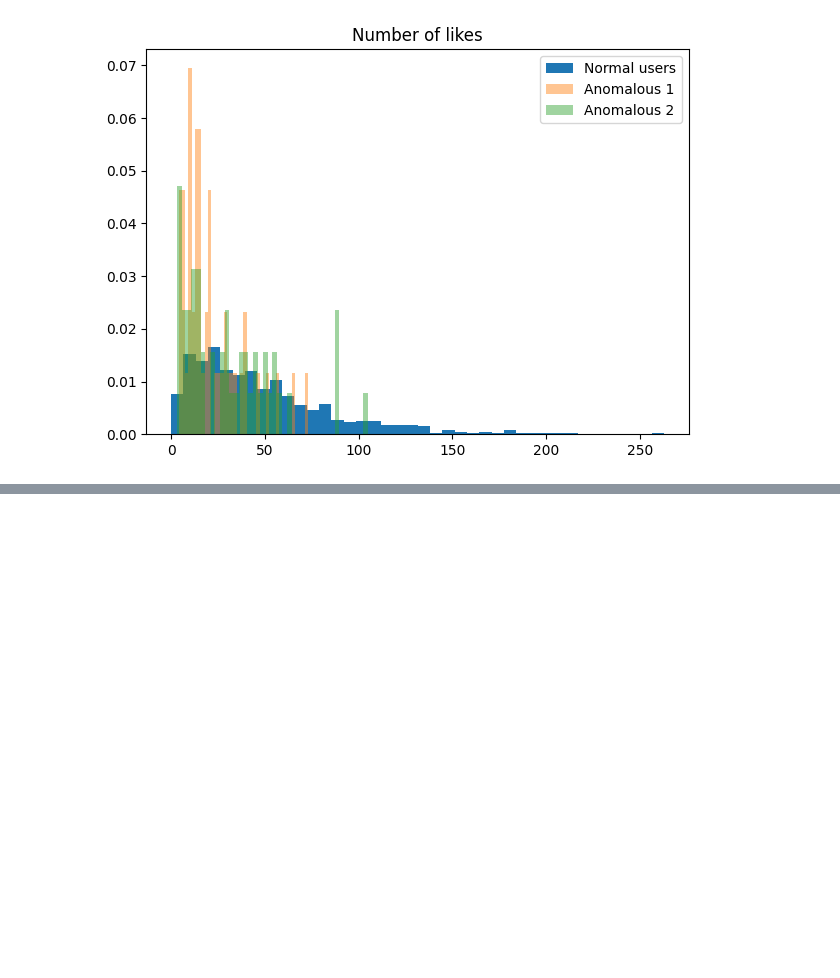
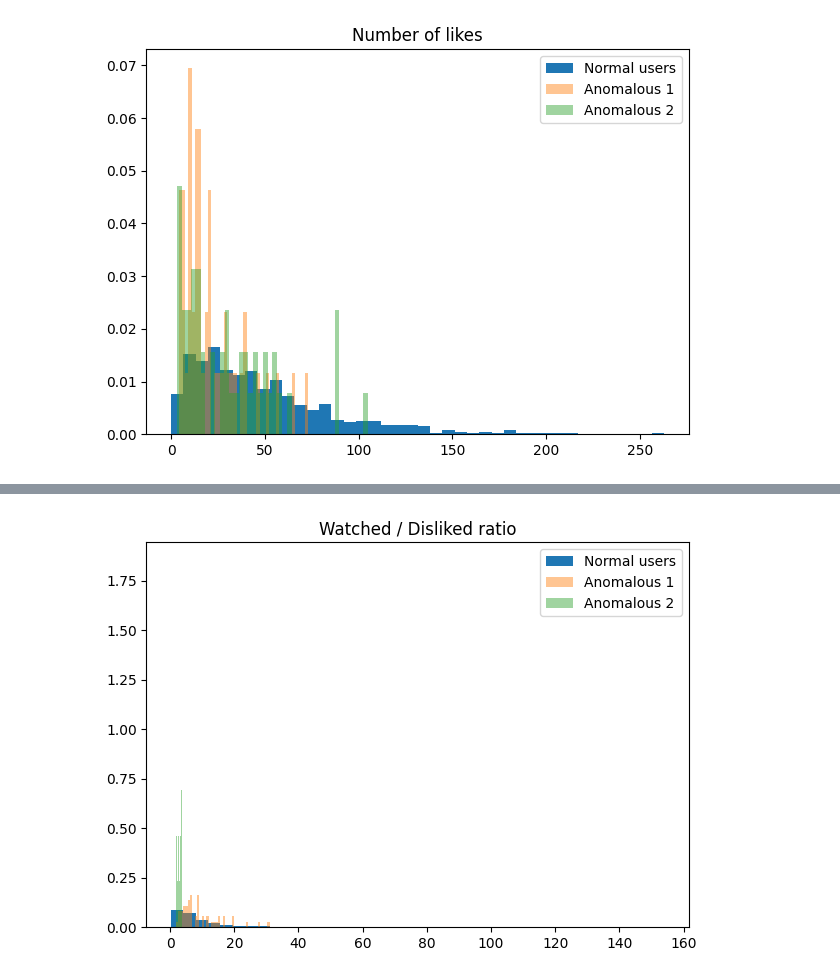
Before and after one commit to JET2001/cs421-project, a Jupyter notebook: jon/eda.ipynb, the cells around one changed output, grey strips where cells are left out. Saved outputs shown, nothing was run; the diff lists cells and outputs as text; code cells hidden in the pictures; blank space fills up the shorter version.

```diff
--- a/jon/eda.ipynb
+++ b/jon/eda.ipynb
@@ -638,0 +535,11 @@ plt.show()
+# %%
+plt.figure(figsize=(7,5))
+plt.hist(freq0[1.0]/(freq0[-10.0] + 1), density=True, bins = 40, label="Normal users")
+plt.hist(freq1[1.0]/(freq1[-10.0] + 1), density=True, bins = 40, label="Anomalous 1", alpha = 0.45)
+plt.hist(freq2[1.0]/(freq2[-10.0] + 1), density=True, bins = 40, label="Anomalous 2", alpha = 0.45)
+plt.legend()
+# plt.xlim(0,100)
+plt.title("Watched / Disliked ratio")
+plt.show()
+# %% [output]
+[figure, added]
```
Also changed, not shown: parts of 30 cells of this notebook, 3 other files.
